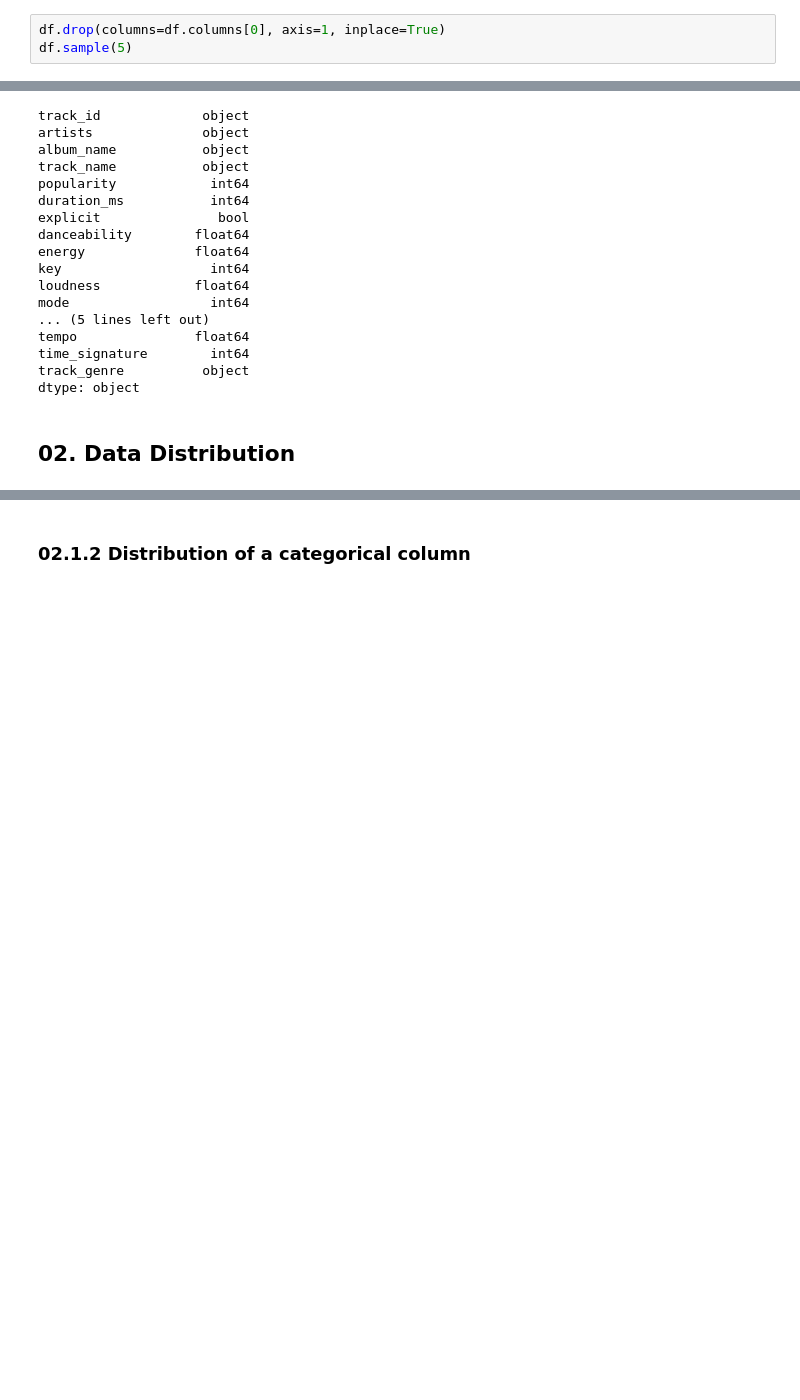
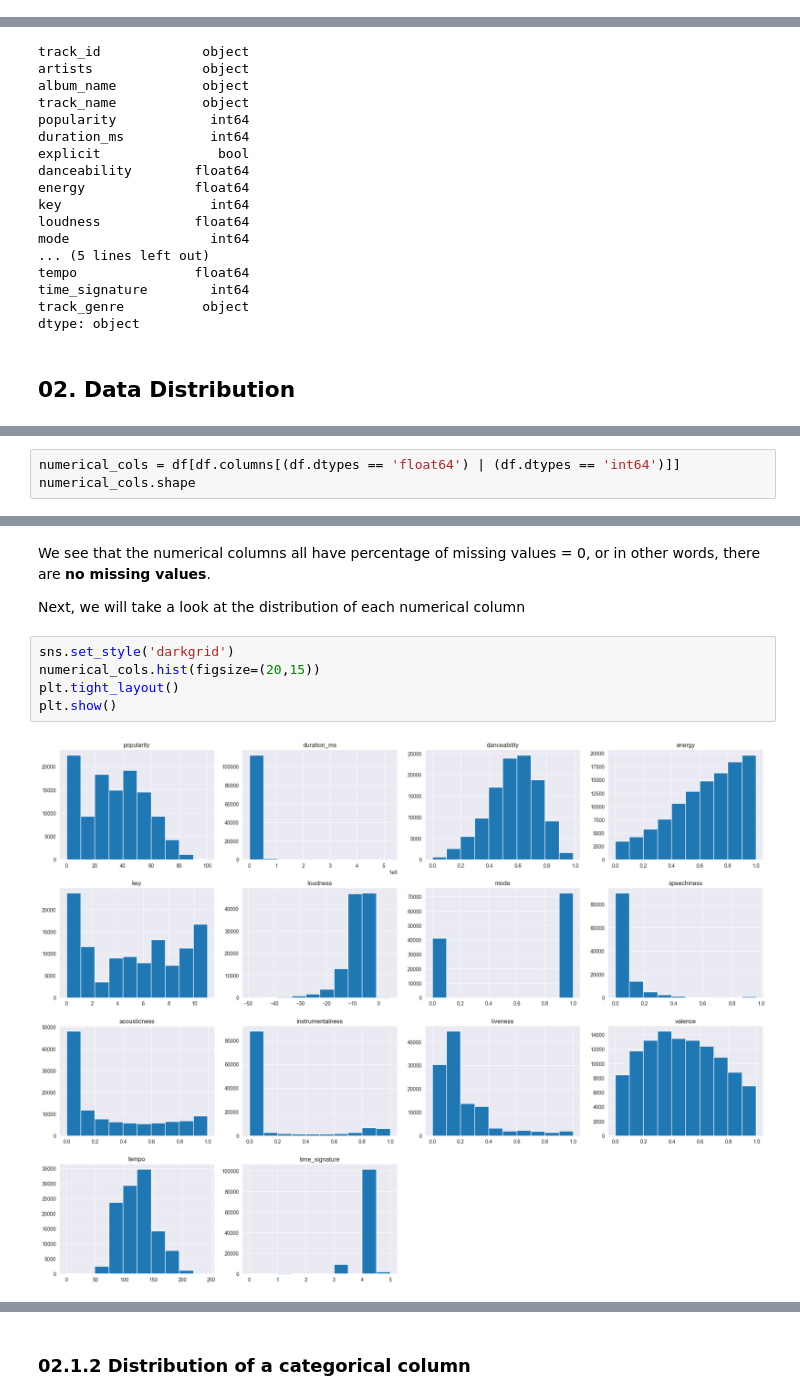
Before and after one commit to duongtruongbinh/Prog4DS_FinalProject, a Jupyter notebook: Data_Exploring-and-Preprocessing.ipynb, the cells around one changed output, grey strips where cells are left out. Cells and saved outputs as stored; diff of their text form; blank space fills up the shorter version.

```diff
--- a/Data_Exploring-and-Preprocessing.ipynb
+++ b/Data_Exploring-and-Preprocessing.ipynb
@@ -33,3 +29,0 @@ df.sample(5)
-# %%
-df.drop(columns=df.columns[0], axis=1, inplace=True)
-df.sample(5)
@@ -171,0 +164,3 @@ dtype: object
+# %%
+numerical_cols = df[df.columns[(df.dtypes == 'float64') | (df.dtypes == 'int64')]]
+numerical_cols.shape
@@ -171,0 +220,11 @@ dtype: object
+# %% [markdown]
+We see that the numerical columns all have percentage of missing values = 0, or in other words, there are **no missing values**.
+
+Next, we will take a look at the distribution of each numerical column
+# %%
+sns.set_style('darkgrid')
+numerical_cols.hist(figsize=(20,15))
+plt.tight_layout()
+plt.show()
+# %% [output]
+[figure, added]
```
Also changed, not shown: parts of 20 cells of this notebook.
